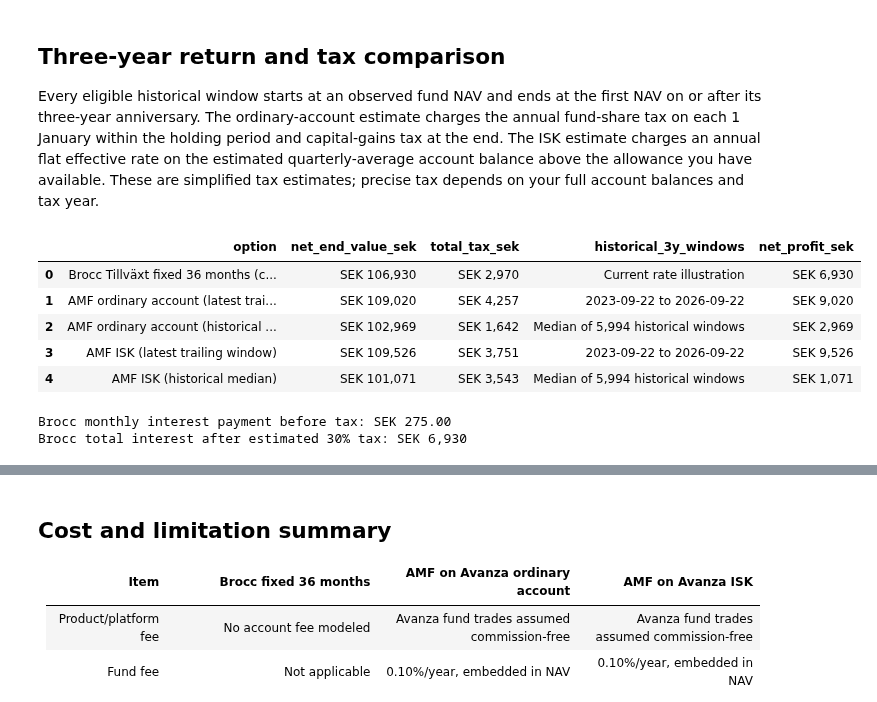
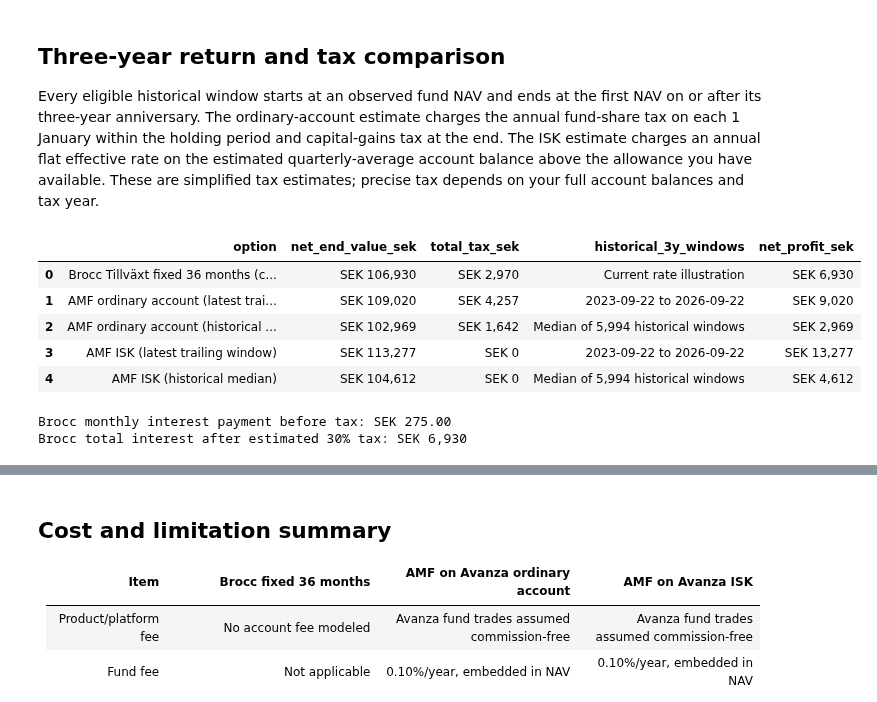
Before and after one commit to Davide-Zamboni/Swedish-Brokers-Comparison, a Jupyter notebook: brocc_vs_amf_rantefond_3y.ipynb, the cells around one changed output, grey strips where cells are left out. Saved outputs shown, nothing was run; the diff lists cells and outputs as text; code cells hidden in the pictures.

```diff
--- a/brocc_vs_amf_rantefond_3y.ipynb
+++ b/brocc_vs_amf_rantefond_3y.ipynb
@@ -32,19 +38,22 @@ DATA_DIR.mkdir(exist_ok=True)
 FUND_NAV_FILE = DATA_DIR / "amf_rantefond_lang_nav_sek.csv"
 
 # Editable scenario inputs
+# Main comparison inputs — likely to change
 INVESTMENT_SEK = 100_000.0
+HISTORICAL_START_DATE = None  # Earliest fund-window start date; None uses all history
+REFRESH_FUND_DATA = False
+
+# Current product rates — check/update before each comparison
 BROCC_36M_GROSS_RATE = 0.0330   # latest published rate found: 2026-09-22
-BROCC_TERM_MONTHS = 36
 BROCC_EARLY_WITHDRAWAL_FEE_RATE = 0.025  # disclosure only; no early withdrawal modeled
+# Advanced fee/tax assumptions — edit when your circumstances or tax rules differ
 AVANZA_FUND_TRANSACTION_FEE_SEK = 0.0
 AMF_ANNUAL_FEE_RATE = 0.0010    # disclosure only; already reflected in NAV
 ORDINARY_FUND_SCHABLON_TAX_RATE = 0.0012  # 0.4% deemed income x 30%
 CAPITAL_GAINS_TAX_RATE = 0.30
 ISK_EFFECTIVE_TAX_RATE = 0.01065  # 2026 rate; update for later tax years
-APPLY_ISK_TAX_FREE_ALLOWANCE = False  # False applies ISK tax to the full modeled capital base
+APPLY_ISK_TAX_FREE_ALLOWANCE = True  # False applies ISK tax to the full modeled capital base
 ISK_ALLOWANCE_AVAILABLE_SEK = 300_000.0  # remaining allowance after other ISK/KF/PEPP assets
-SIMULATION_START_DATE = None  # None: all available history; or YYYY-MM-DD
-REFRESH_FUND_DATA = False
 # %% [markdown]
 ## Download AMF Räntefond Lång NAV history
 
@@ -90,6 +99,7 @@ fund = (fund.dropna(subset=["date", "nav_sek"])
 if fund.empty or (fund["nav_sek"] <= 0).any():
     raise ValueError("Fund NAV history is empty or contains invalid NAV values.")
 print(f"Loaded {len(fund):,} NAV observations from {fund.date.min().date()} to {fund.date.max().date()}.")
+fund_full_history = fund.copy()
 # %% [output]
 Using cached AMF NAV history: /Users/davidezamboni/Documents/Swedish-Brokers-Comparison/data/amf_rantefond_lang_nav_sek.csv
 Loaded 6,745 NAV observations from 2000-01-03 to 2026-09-23.
@@ -98,30 +108,39 @@ Loaded 6,745 NAV observations from 2000-01-03 to 2026-09-23.
 
 Every eligible historical window starts at an observed fund NAV and ends at the first NAV on or after its three-year anniversary. The ordinary-account estimate charges the annual fund-share tax on each 1 January within the holding period and capital-gains tax at the end. The ISK estimate charges an annual flat effective rate on the estimated quarterly-average account balance above the allowance you have available. These are simplified tax estimates; precise tax depends on your full account balances and tax year.
 # %%
-if INVESTMENT_SEK <= 0 or BROCC_TERM_MONTHS <= 0:
-    raise ValueError("Investment and term must be positive.")
-if not 0 <= BROCC_36M_GROSS_RATE:
+if INVESTMENT_SEK <= 0 or COMPARISON_TERM_YEARS <= 0:
+    raise ValueError("Investment and comparison term must be positive.")
+if not isinstance(COMPARISON_TERM_YEARS, int):
+    raise ValueError("Comparison term must be a whole number of years.")
+# Brocc quote is for 36 months, so this comparison's horizon stays fixed at 3 years.
+COMPARISON_TERM_YEARS = 3
+COMPARISON_TERM_MONTHS = 36
+if BROCC_36M_GROSS_RATE < 0:
     raise ValueError("Brocc rate must be nonnegative.")
 
-if SIMULATION_START_DATE:
-    fund = fund.loc[fund.date >= pd.Timestamp(SIMULATION_START_DATE)].reset_index(drop=True)
+fund = fund_full_history.copy()
+if HISTORICAL_START_DATE:
+    fund = fund.loc[fund.date >= pd.Timestamp(HISTORICAL_START_DATE)].reset_index(drop=True)
 
 # Monthly, non-reinvested interest payments; each payment is taxed at 30%.
-brocc_gross_interest = INVESTMENT_SEK * BROCC_36M_GROSS_RATE * BROCC_TERM_MONTHS / 12
+brocc_gross_interest = INVESTMENT_SEK * BROCC_36M_GROSS_RATE * COMPARISON_TERM_MONTHS / 12
 brocc_tax = brocc_gross_interest * CAPITAL_GAINS_TAX_RATE
 brocc_net_maturity_value = INVESTMENT_SEK + brocc_gross_interest - brocc_tax
 
 
 def fund_window_result(start_i):
     start_date = fund.loc[start_i, "date"]
-    target_date = start_date + pd.DateOffset(months=BROCC_TERM_MONTHS)
+    target_date = start_date + pd.DateOffset(months=COMPARISON_TERM_MONTHS)
     end_i = int(fund.date.searchsorted(target_date, side="left"))
     if end_i >= len(fund):
         return None
     end_date = fund.loc[end_i, "date"]
     start_nav = float(fund.loc[start_i, "nav_sek"])
     end_nav = float(fund.loc[end_i, "nav_sek"])
-    gross_end = INVESTMENT_SEK * end_nav / start_nav
+    def account_value_at(index):
+        return INVESTMENT_SEK * float(fund.loc[index, "nav_sek"]) / start_nav
+
+    gross_end = account_value_at(end_i)
 
     # Approximate ordinary-account tax paid yearly from the holding, then sale tax.
     annual_tax = 0.0
@@ -130,7 +149,7 @@ def fund_window_result(start_i):
         if jan1 <= end_date:
             j = int(fund.date.searchsorted(jan1, side="right")) - 1
             if j >= start_i:
-                value_jan1 = INVESTMENT_SEK * float(fund.loc[j, "nav_sek"]) / start_nav
+                value_jan1 = account_value_at(j)
                 annual_tax += value_jan1 * ORDINARY_FUND_SCHABLON_TAX_RATE
     ordinary_before_sale = max(0.0, gross_end - annual_tax)
     ordinary_gain = max(0.0, ordinary_before_sale - INVESTMENT_SEK)
@@ -150,7 +169,7 @@ def fund_window_result(start_i):
             if start_date < q_date <= end_date:
                 qidx = int(fund.date.searchsorted(q_date, side="right")) - 1
                 if qidx >= start_i:
-                    quarter_values.append(INVESTMENT_SEK * float(fund.loc[qidx, "nav_sek"]) / start_nav)
+                    quarter_values.append(account_value_at(qidx))
             elif q_date < start_date and year == start_date.year:
                 quarter_values.append(0.0)
         # Statutory capital base includes deposits during the tax year, divided by four.
@@ -184,35 +203,35 @@ summary = pd.DataFrame([
      "historical_3y_windows": "Current rate illustration"},
     {"option": "AMF ordinary account (latest trailing window)",
      "net_end_value_sek": latest_window.ordinary_net_sek,
      "total_tax_sek": latest_window.ordinary_total_tax_sek,
      "historical_3y_windows": f"{latest_window.start_date.date()} to {latest_window.end_date.date()}"},
     {"option": "AMF ordinary account (historical median)",
      "net_end_value_sek": rolling.ordinary_net_sek.median(),
      "total_tax_sek": rolling.ordinary_total_tax_sek.median(),
      "historical_3y_windows": f"Median of {len(rolling):,} historical windows"},
     {"option": "AMF ISK (latest trailing window)",
      "net_end_value_sek": latest_window.isk_net_sek,
      "total_tax_sek": latest_window.isk_tax_sek,
      "historical_3y_windows": f"{latest_window.start_date.date()} to {latest_window.end_date.date()}"},
     {"option": "AMF ISK (historical median)",
      "net_end_value_sek": rolling.isk_net_sek.median(),
      "total_tax_sek": rolling.isk_tax_sek.median(),
      "historical_3y_windows": f"Median of {len(rolling):,} historical windows"},
 ])
 summary["net_profit_sek"] = summary.net_end_value_sek - INVESTMENT_SEK
 display(summary.style.format({
     "net_end_value_sek": "SEK {:,.0f}", "net_profit_sek": "SEK {:,.0f}",
     "total_tax_sek": "SEK {:,.0f}",
 }))
 print(f"Brocc monthly interest payment before tax: SEK {INVESTMENT_SEK * BROCC_36M_GROSS_RATE / 12:,.2f}")
 print(f"Brocc total interest after estimated 30% tax: SEK {brocc_gross_interest - brocc_tax:,.0f}")
 # %% [output]
 |  | option | net_end_value_sek | total_tax_sek | historical_3y_windows | net_profit_sek |
 | 0 | Brocc Tillväxt fixed 36 months (c... | SEK 106,930 | SEK 2,970 | Current rate illustration | SEK 6,930 |
 | 1 | AMF ordinary account (latest trai... | SEK 109,020 | SEK 4,257 | 2023-09-22 to 2026-09-22 | SEK 9,020 |
 | 2 | AMF ordinary account (historical ... | SEK 102,969 | SEK 1,642 | Median of 5,994 historical windows | SEK 2,969 |
-| 3 | AMF ISK (latest trailing window) | SEK 109,526 | SEK 3,751 | 2023-09-22 to 2026-09-22 | SEK 9,526 |
-| 4 | AMF ISK (historical median) | SEK 101,071 | SEK 3,543 | Median of 5,994 historical windows | SEK 1,071 |
+| 3 | AMF ISK (latest trailing window) | SEK 113,277 | SEK 0 | 2023-09-22 to 2026-09-22 | SEK 13,277 |
+| 4 | AMF ISK (historical median) | SEK 104,612 | SEK 0 | Median of 5,994 historical windows | SEK 4,612 |
 Brocc monthly interest payment before tax: SEK 275.00
 Brocc total interest after estimated 30% tax: SEK 6,930
 # %% [markdown]
```
Also changed, not shown: parts of 4 cells of this notebook, 1 other file.
